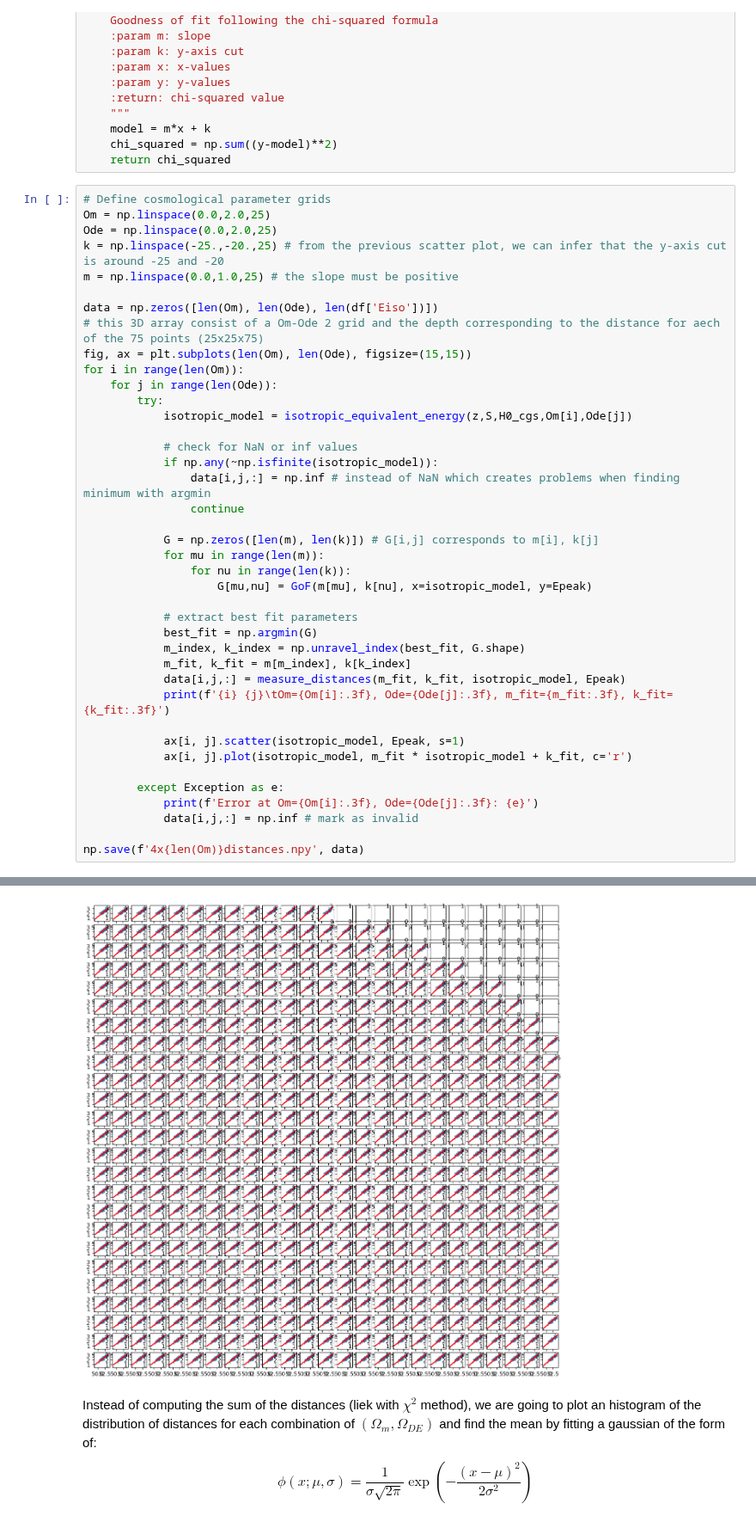
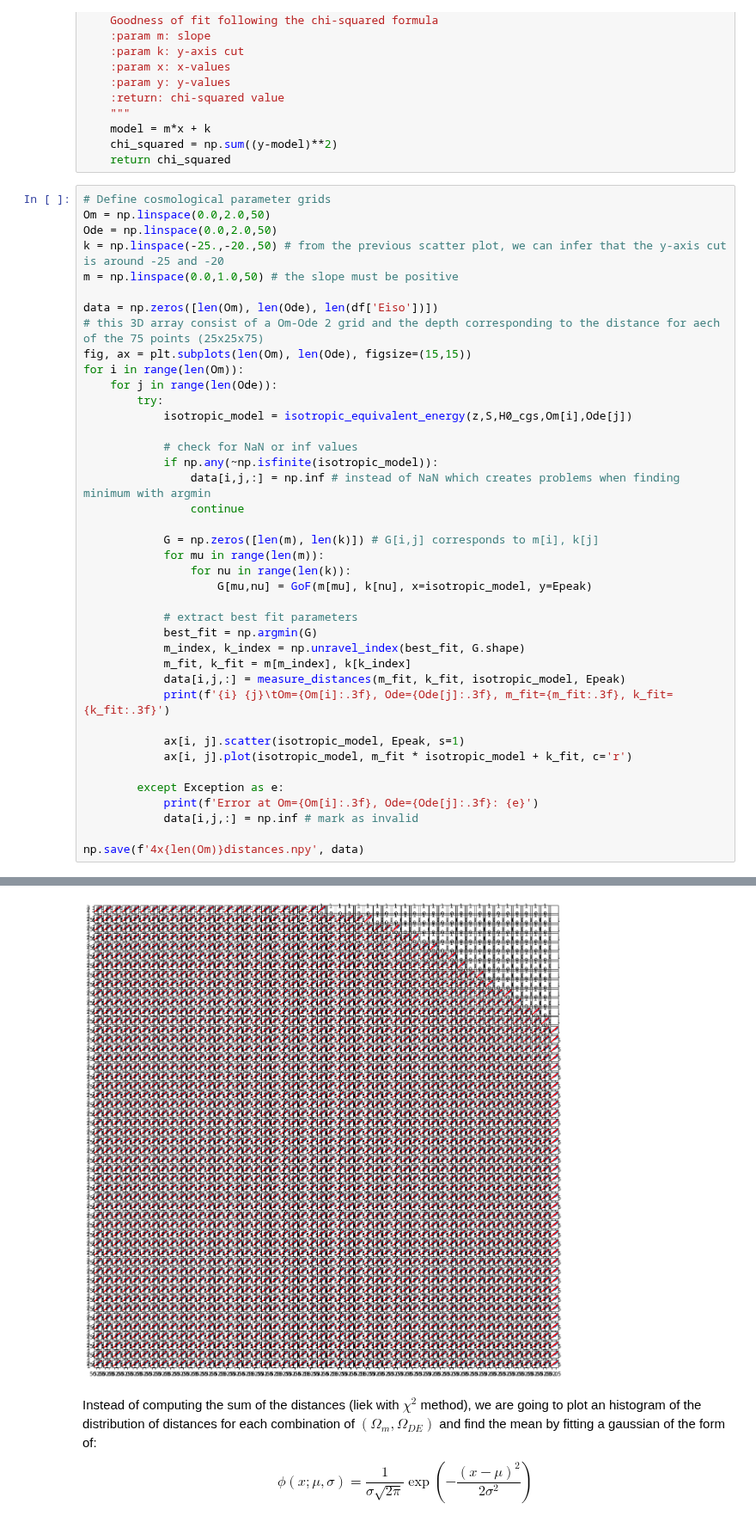
Before and after one commit to joanalnu/OAB-INAF, a Jupyter notebook: Epeak_Eiso_cosmology.ipynb, the cells around one changed output, grey strips where cells are left out. Shown at 86% size. Saved outputs shown, nothing was run; the diff lists cells and outputs as text.

```diff
--- a/Epeak_Eiso_cosmology.ipynb
+++ b/Epeak_Eiso_cosmology.ipynb
@@ -148,10 +148,10 @@ def GoF(m,k,x,y):
     return chi_squared
 # %%
 # Define cosmological parameter grids
-Om = np.linspace(0.0,2.0,25)
-Ode = np.linspace(0.0,2.0,25)
-k = np.linspace(-25.,-20.,25) # from the previous scatter plot, we can infer that the y-axis cut is around -25 and -20
-m = np.linspace(0.0,1.0,25) # the slope must be positive
+Om = np.linspace(0.0,2.0,50)
+Ode = np.linspace(0.0,2.0,50)
+k = np.linspace(-25.,-20.,50) # from the previous scatter plot, we can infer that the y-axis cut is around -25 and -20
+m = np.linspace(0.0,1.0,50) # the slope must be positive
 
 data = np.zeros([len(Om), len(Ode), len(df['Eiso'])])
 # this 3D array consist of a Om-Ode 2 grid and the depth corresponding to the distance for aech of the 75 points (25x25x75)
@@ -240,4 +241,4 @@ np.save(f'4x{len(Om)}distances.npy', data)
-[figure, old version]
+[figure, new version]
 # %% [markdown]
 Instead of computing the sum of the distances (liek with $\chi^2$ method), we are going to plot an histogram of the distribution of distances for each combination of $(\Omega_m, \Omega_{DE})$ and find the mean by fitting a gaussian of the form of:
 $$\phi (x; \mu, \sigma ) = \frac{1}{\sigma \sqrt{2 \pi}} \exp \left( {-\frac{(x-\mu)^2}{2\sigma^2}} \right)$$
```
Also changed, not shown: parts of 6 cells of this notebook, 1 other file.
